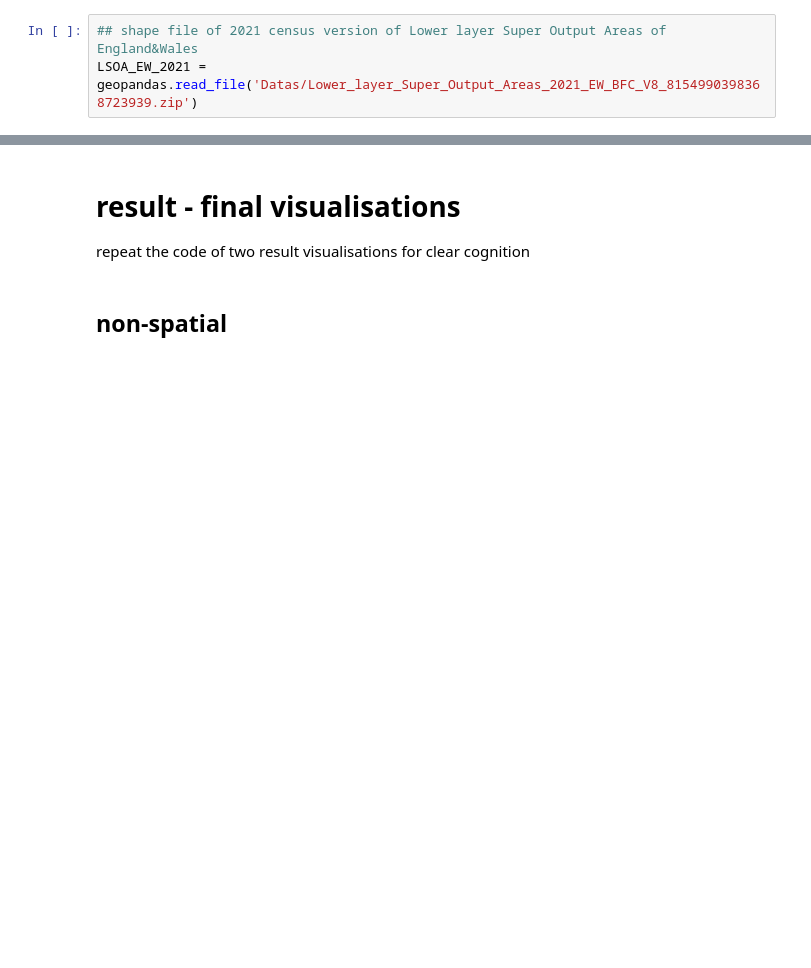
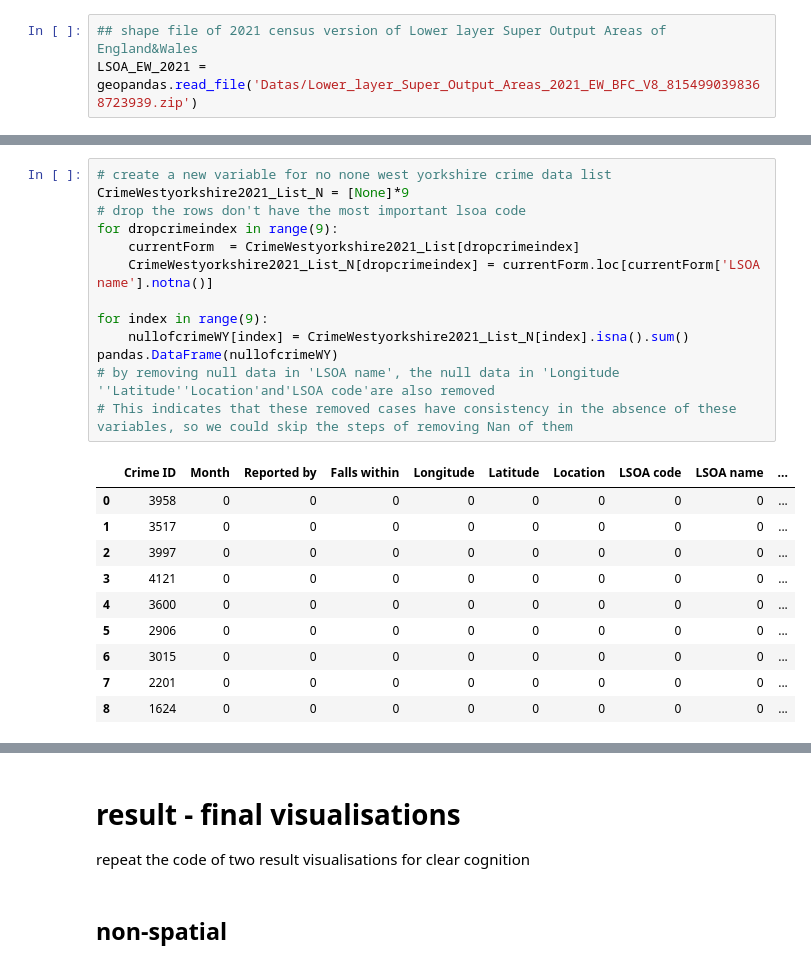
Before and after one commit to gy23cx/GEOG5990Assignment_Final_Project, a Jupyter notebook: GEOG5990M_final_project.ipynb, the cells around one changed output, grey strips where cells are left out. Saved outputs shown, nothing was run; the diff lists cells and outputs as text; blank space fills up the shorter version.

```diff
--- a/GEOG5990M_final_project.ipynb
+++ b/GEOG5990M_final_project.ipynb
@@ -77,0 +195,24 @@ Migrant_Indicator_rightread.tail()
+# %%
+# create a new variable for no none west yorkshire crime data list
+CrimeWestyorkshire2021_List_N = [None]*9
+# drop the rows don't have the most important lsoa code
+for dropcrimeindex in range(9):
+    currentForm  = CrimeWestyorkshire2021_List[dropcrimeindex]
+    CrimeWestyorkshire2021_List_N[dropcrimeindex] = currentForm.loc[currentForm['LSOA name'].notna()]
+
+for index in range(9):
+    nullofcrimeWY[index] = CrimeWestyorkshire2021_List_N[index].isna().sum()
+pandas.DataFrame(nullofcrimeWY)
+# by removing null data in 'LSOA name', the null data in 'Longitude ''Latitude''Location'and'LSOA code'are also removed
+# This indicates that these removed cases have consistency in the absence of these variables, so we could skip the steps of removing Nan of them
+# %% [output]
+|  | Crime ID | Month | Reported by | Falls within | Longitude | Latitude | Location | LSOA code | LSOA name | ... |
+| 0 | 3958 | 0 | 0 | 0 | 0 | 0 | 0 | 0 | 0 | ... |
+| 1 | 3517 | 0 | 0 | 0 | 0 | 0 | 0 | 0 | 0 | ... |
+| 2 | 3997 | 0 | 0 | 0 | 0 | 0 | 0 | 0 | 0 | ... |
+| 3 | 4121 | 0 | 0 | 0 | 0 | 0 | 0 | 0 | 0 | ... |
+| 4 | 3600 | 0 | 0 | 0 | 0 | 0 | 0 | 0 | 0 | ... |
+| 5 | 2906 | 0 | 0 | 0 | 0 | 0 | 0 | 0 | 0 | ... |
+| 6 | 3015 | 0 | 0 | 0 | 0 | 0 | 0 | 0 | 0 | ... |
+| 7 | 2201 | 0 | 0 | 0 | 0 | 0 | 0 | 0 | 0 | ... |
+| 8 | 1624 | 0 | 0 | 0 | 0 | 0 | 0 | 0 | 0 | ... |
```
Also changed, not shown: parts of 26 cells of this notebook.
